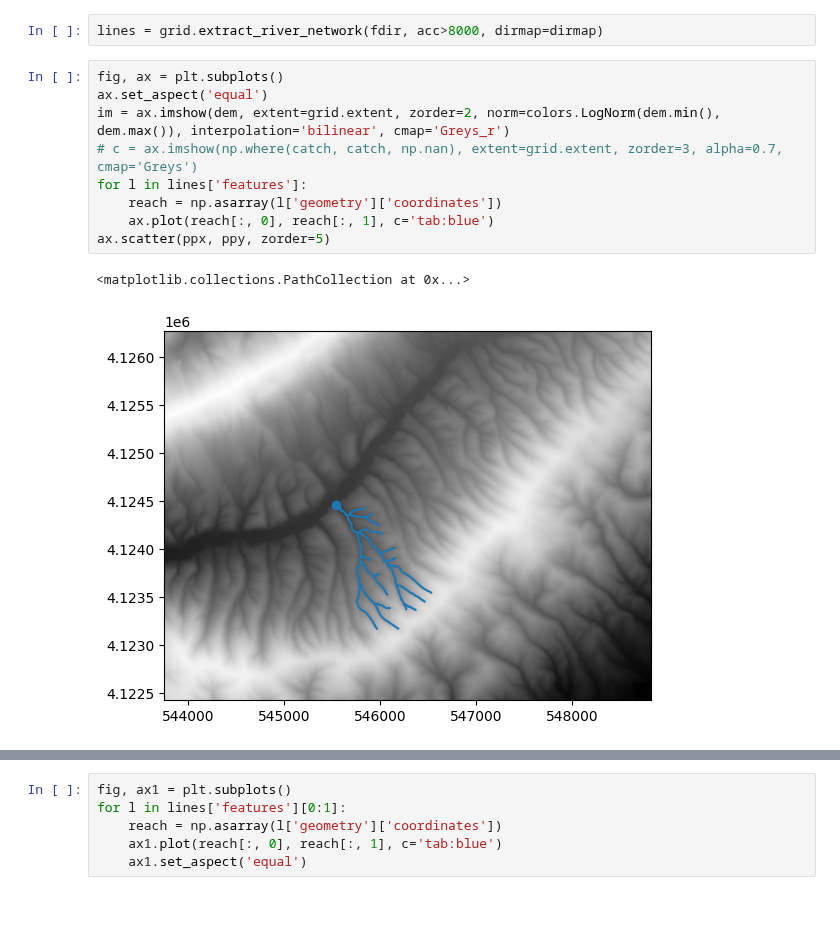
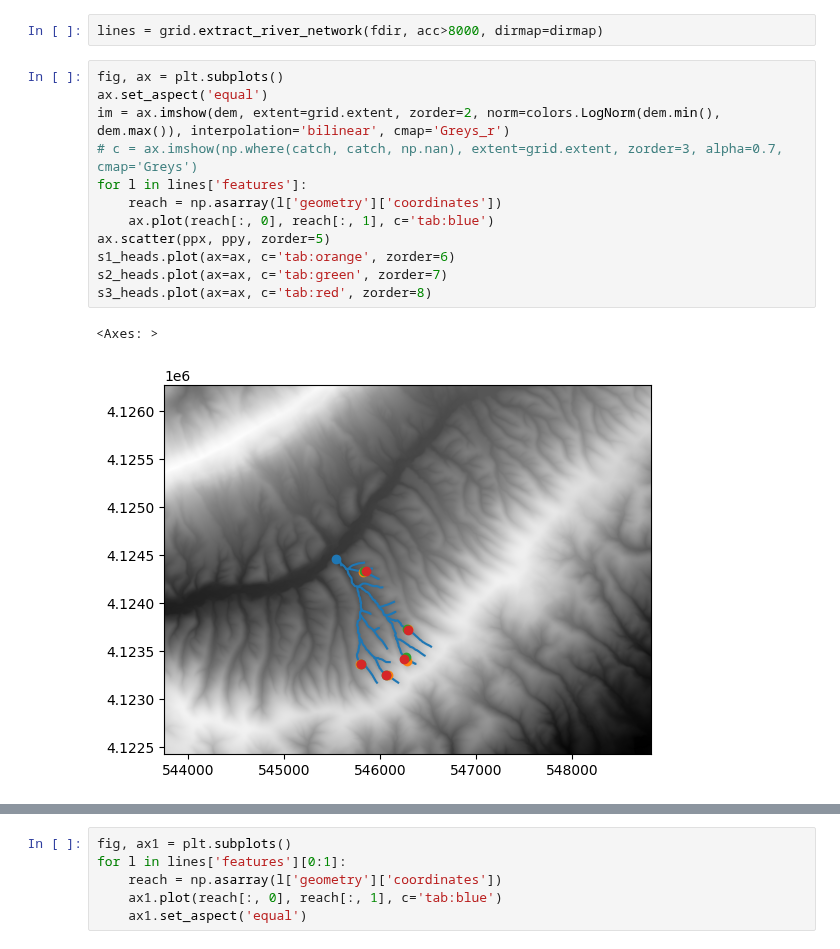
Before and after one commit to wherediddavidgo/multitemporal_RSSA, a Jupyter notebook: field_data.ipynb, the cells around one changed output, grey strips where cells are left out. Cells and saved outputs as stored; diff of their text form; blank space fills up the shorter version.

```diff
--- a/field_data.ipynb
+++ b/field_data.ipynb
@@ -61,12 +62,15 @@ lines = grid.extract_river_network(fdir, acc>8000, dirmap=dirmap)
 # %%
 fig, ax = plt.subplots()
 ax.set_aspect('equal')
 im = ax.imshow(dem, extent=grid.extent, zorder=2, norm=colors.LogNorm(dem.min(), dem.max()), interpolation='bilinear', cmap='Greys_r')
 # c = ax.imshow(np.where(catch, catch, np.nan), extent=grid.extent, zorder=3, alpha=0.7, cmap='Greys')
 for l in lines['features']:
     reach = np.asarray(l['geometry']['coordinates'])
     ax.plot(reach[:, 0], reach[:, 1], c='tab:blue')
 ax.scatter(ppx, ppy, zorder=5)
+s1_heads.plot(ax=ax, c='tab:orange', zorder=6)
+s2_heads.plot(ax=ax, c='tab:green', zorder=7)
+s3_heads.plot(ax=ax, c='tab:red', zorder=8)
 # %% [output]
-<matplotlib.collections.PathCollection at 0x...>
+<Axes: >
-[figure, old version]
+[figure, new version]
```
Also changed, not shown: parts of 23 cells of this notebook.
